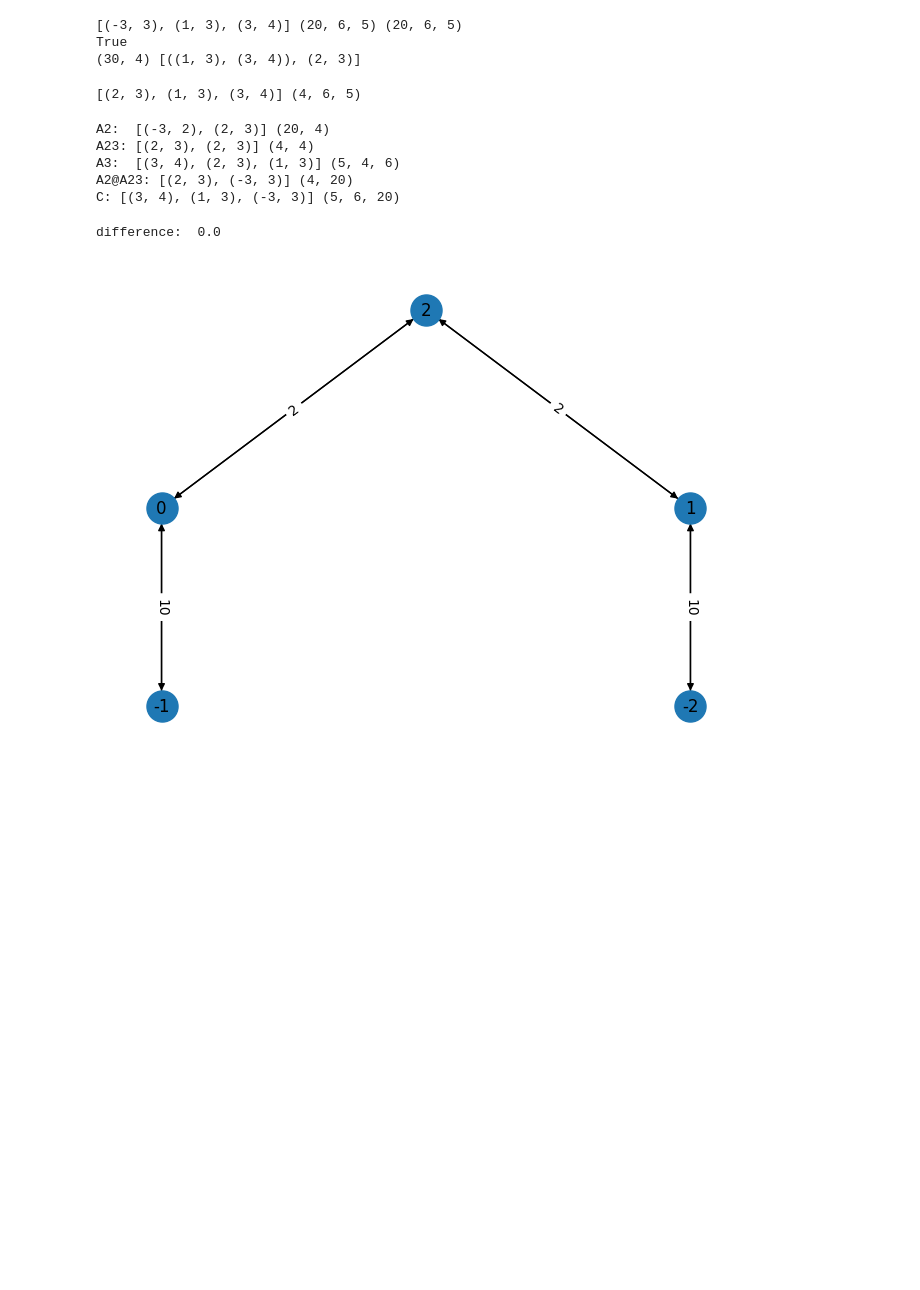
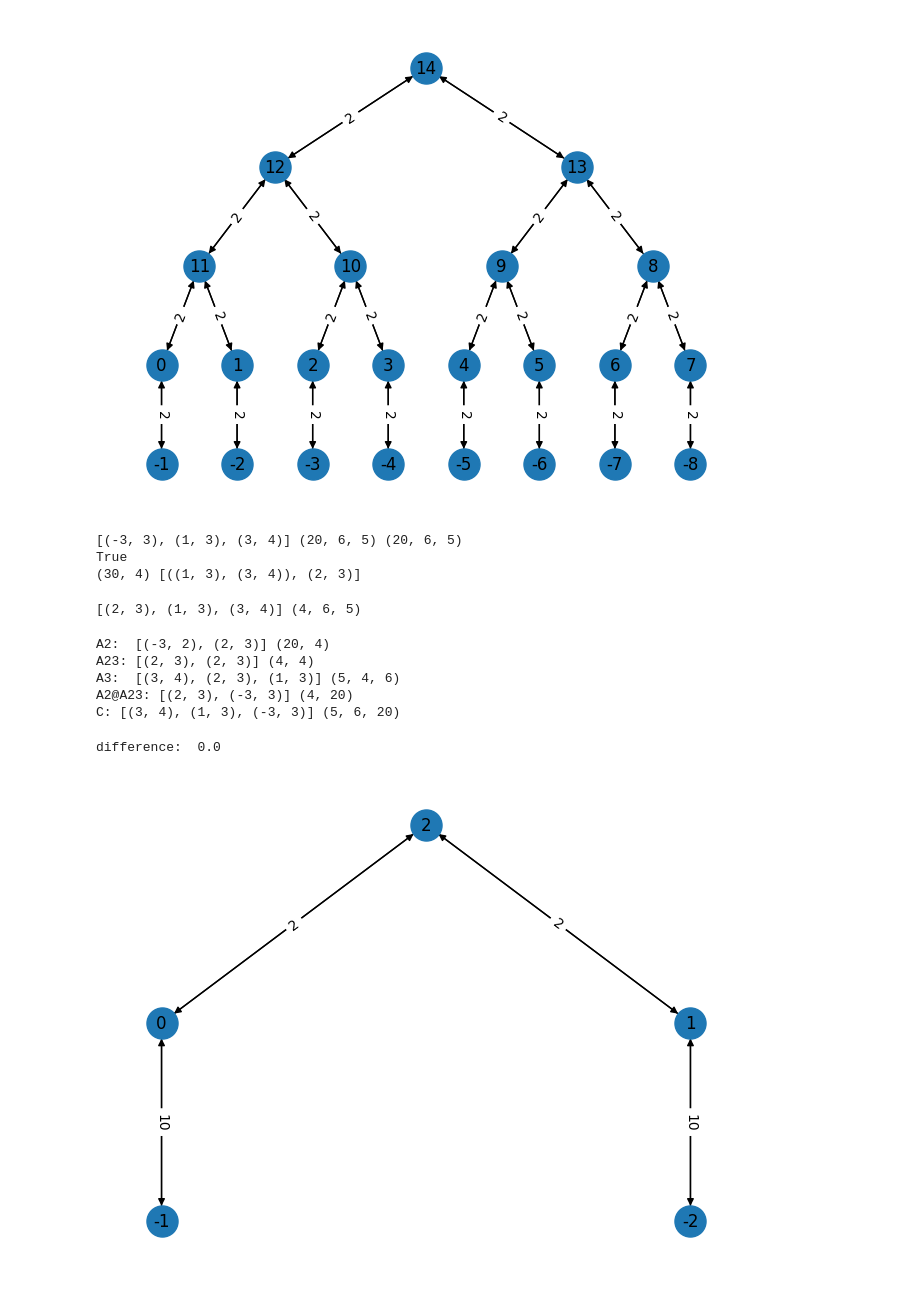
Before and after one commit to roman-ellerbrock/pyQuTree, a Jupyter notebook: ttnopt.ipynb, the cells around one changed output. Drawn from its saved outputs; the diff is of its cells as text; code cells hidden in the pictures; blank space fills up the shorter version.

```diff
--- a/ttnopt.ipynb
+++ b/ttnopt.ipynb
@@ -45,3 +91,8 @@ fig.show()
+# %%
+g = balanced_tree(8, 2, 2)
+plot_tree(g)
+# %% [output]
+[figure, added]
 # %%
 from qutree.ttn.tensor_network import *
 edges = [(0, 1), (0, 2), (0, 3)]
```
Also changed, not shown: parts of 9 cells of this notebook, 11 other files.
